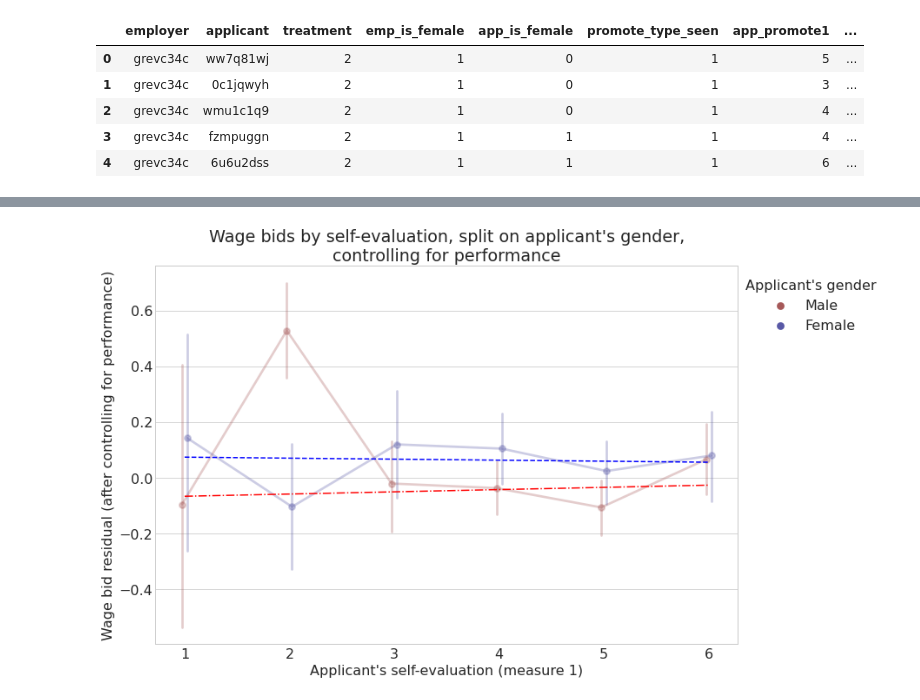
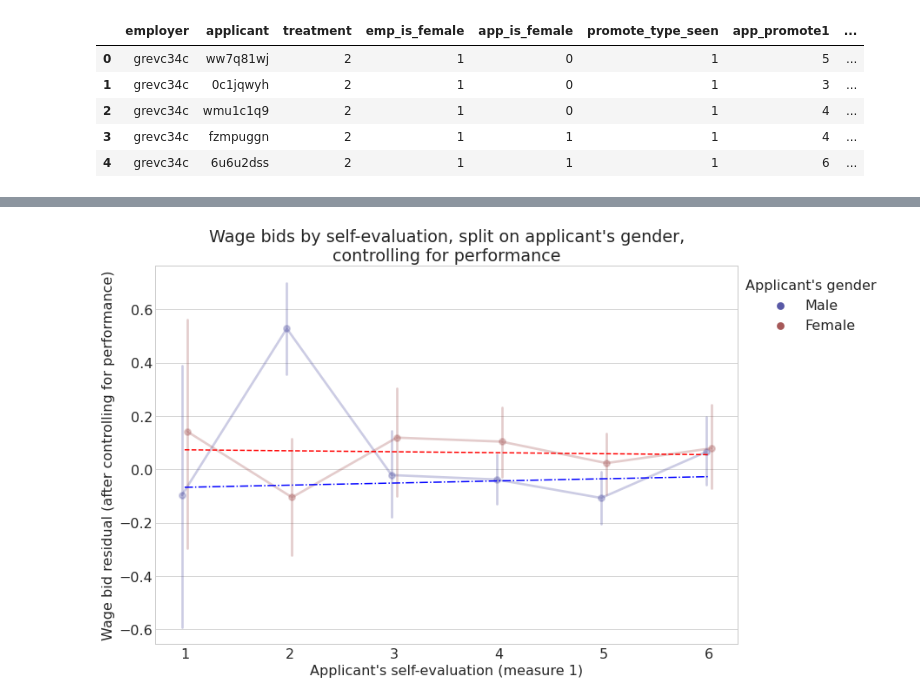
Before and after one commit to quevivasbien/pavigeorge, a Jupyter notebook: presentation_plots.ipynb, the cells around one changed output, grey strips where cells are left out. Cells and saved outputs as stored; diff of their text form; code cells hidden in the pictures.

```diff
--- a/presentation_plots.ipynb
+++ b/presentation_plots.ipynb
@@ -113,7 +113,7 @@ df_guesses.head()
 | 3 | 3 | 1 | 0 | 0 | 3 | 6 | ... |
 | 4 | 4 | 1 | 0 | 0 | 3 | 1 | ... |
 # %%
-colors = ['red', 'blue']
+colors = ['blue', 'red']
 styles = ['-.', '--']
 
 p = sns.violinplot(
@@ -132,7 +132,5 @@ plt.show()
 # %%
-colors = ['red', 'blue']
 desat_colors = [sns.desaturate(c, 0.3) for c in colors]
-styles = ['-.', '--']
 
 p = sns.pointplot(
     data=df_guesses, x='other_promote1', y='wage_guess',
@@ -227,10 +219,6 @@ df_bids.head()
 | 3 | grevc34c | fzmpuggn | 2 | 1 | 1 | 1 | 4 | ... |
 | 4 | grevc34c | 6u6u2dss | 2 | 1 | 1 | 1 | 6 | ... |
 # %%
-colors = ['red', 'blue']
-desat_colors = [sns.desaturate(c, 0.3) for c in colors]
-styles = ['-.', '--']
-
 p = sns.pointplot(
     data=df_bids, x='app_promote1', y='bid',
     hue='emp_is_female',
@@ -253,8 +241,4 @@ plt.show()
 # %%
-colors = ['red', 'blue']
-desat_colors = [sns.desaturate(c, 0.3) for c in colors]
-styles = ['-.', '--']
-
 p = sns.pointplot(
     data=df_bids, x='app_promote1', y='bid',
     hue='app_is_female',
@@ -306,27 +287,23 @@ plot_bids_split_gender(0)
 # %%
-colors = ['red', 'blue']
-desat_colors = [sns.desaturate(c, 0.3) for c in colors]
-styles = ['-.', '--']
-
 df = df_bids[df_bids['treatment'] == 3]
 df['resid'] = sm.OLS(df['bid'], pd.get_dummies(df['app_eval_correct'])).fit().resid
 
 p = sns.pointplot(
     data=df, x='app_promote1', y='resid',
     hue='app_is_female',
     palette=desat_colors, errorbar='se', dodge=True
 )
 p.set(xlabel='Applicant\'s self-evaluation (measure 1)', ylabel='Wage bid residual (after controlling for performance)', title='Wage bids by self-evaluation, split on applicant\'s gender,\ncontrolling for performance')
 p.legend(handles=p.legend_.legendHandles, labels=['Male', 'Female'], title='Applicant\'s gender', bbox_to_anchor=(1.26, 1.0))
 plt.setp(p.collections, alpha=0.3)
 plt.setp(p.lines, alpha=0.3)
 plt.xticks(range(6), range(1,7))
 
 for is_female in (0, 1):
     df_ = df[df['app_is_female'] == is_female]
     trend = np.poly1d(np.polyfit(df_['app_promote1'], df_['resid'], 1))
     plt.plot([0, 5], trend([1, 6]), linestyle=styles[is_female], color = colors[is_female])
 
 plt.show()
 # %% [output]
-[figure, old version]
+[figure, new version]
```
Also changed, not shown: parts of 11 cells of this notebook.
